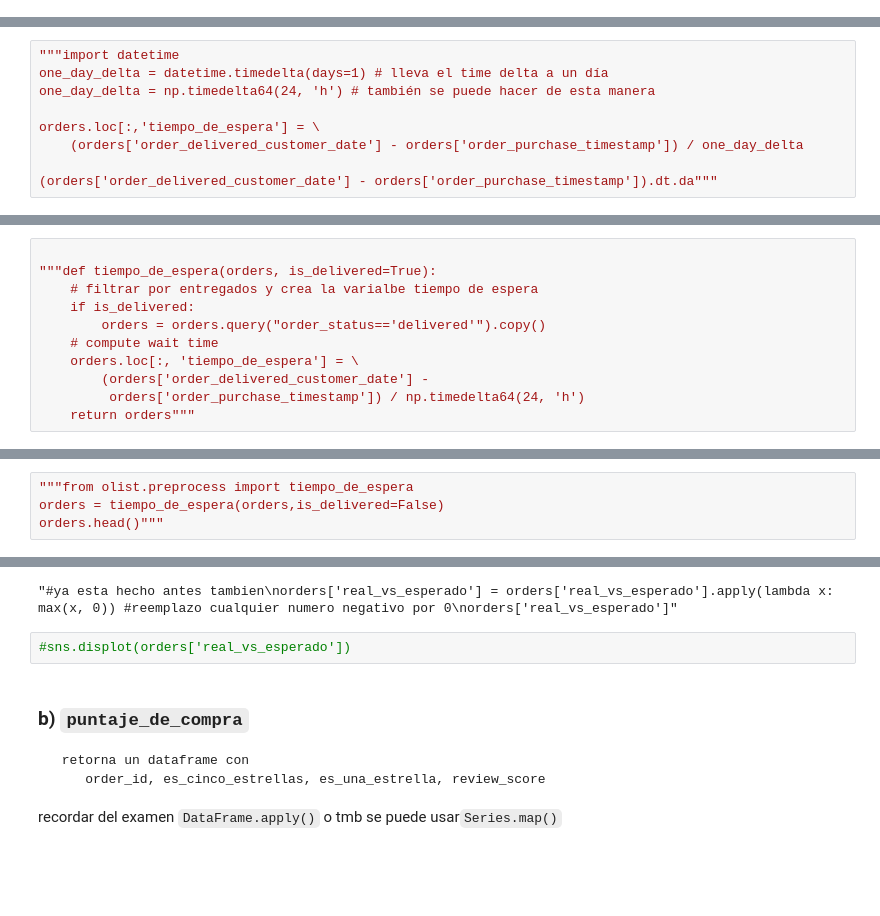
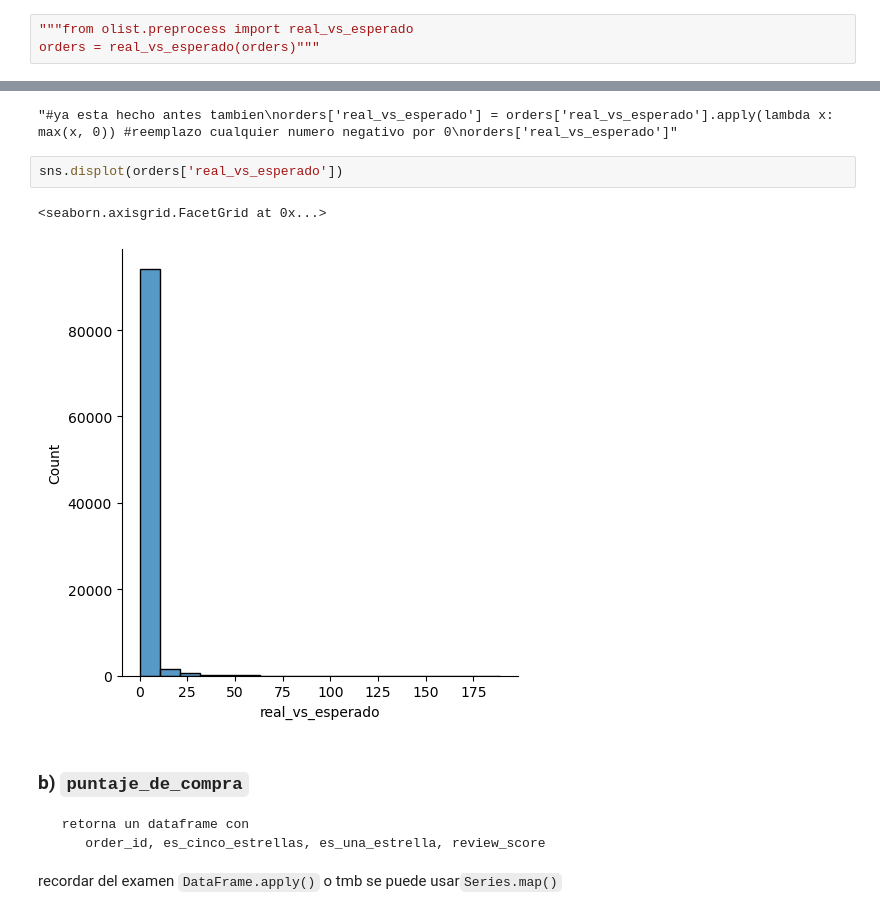
Before and after one commit to julietawolfsohn/Olist, a Jupyter notebook: ejercicio_orders_part1.ipynb, the cells around one changed output, grey strips where cells are left out. Saved outputs shown, nothing was run; the diff lists cells and outputs as text; blank space fills up the shorter version.

```diff
--- a/ejercicio_orders_part1.ipynb
+++ b/ejercicio_orders_part1.ipynb
@@ -272,0 +348,3 @@ def real_vs_esperado(orders):
+# %%
+"""from olist.preprocess import real_vs_esperado
+orders = real_vs_esperado(orders)"""
@@ -320,12 +392,3 @@ orders.loc[:,'tiempo_de_espera'] = \
     (orders['order_delivered_customer_date'] - orders['order_purchase_timestamp']) / one_day_delta
 
 (orders['order_delivered_customer_date'] - orders['order_purchase_timestamp']).dt.da
-# %%
-"""import datetime
-one_day_delta = datetime.timedelta(days=1) # lleva el time delta a un día
-one_day_delta = np.timedelta64(24, 'h') # también se puede hacer de esta manera
-
-orders.loc[:,'tiempo_de_espera'] = \
-    (orders['order_delivered_customer_date'] - orders['order_purchase_timestamp']) / one_day_delta
-
-(orders['order_delivered_customer_date'] - orders['order_purchase_timestamp']).dt.da"""
@@ -350,14 +420,3 @@ def tiempo_de_espera(orders, is_delivered=True):
     return orders
 
 def
-# %%
-
-"""def tiempo_de_espera(orders, is_delivered=True):
-    # filtrar por entregados y crea la varialbe tiempo de espera
-    if is_delivered:
-        orders = orders.query("order_status=='delivered'").copy()
-    # compute wait time
-    orders.loc[:, 'tiempo_de_espera'] = \
-        (orders['order_delivered_customer_date'] -
-         orders['order_purchase_timestamp']) / np.timedelta64(24, 'h')
-    return orders"""
@@ -370,7 +438,3 @@ Requirement already satisfied: np in c:\users\lenovo\anaconda3\lib\site-packages
 Note: you may need to restart the kernel to use updated packages.
 # %%
 import numpy as np
-# %%
-"""from olist.preprocess import tiempo_de_espera
-orders = tiempo_de_espera(orders,is_delivered=False)
-orders.head()"""
@@ -387,7 +449,10 @@ orders['real_vs_esperado']"""
 # %% [output]
 "#ya esta hecho antes tambien\norders['real_vs_esperado'] = orders['real_vs_esperado'].apply(lambda x: max(x, 0)) #reemplazo cualquier numero negativo por 0\norders['real_vs_esperado']"
 # %%
-#sns.displot(orders['real_vs_esperado'])
+sns.displot(orders['real_vs_esperado'])
+# %% [output]
+<seaborn.axisgrid.FacetGrid at 0x...>
+[figure, added]
 # %% [markdown]
 ### b) `puntaje_de_compra`
      retorna un dataframe con
```
Also changed, not shown: parts of 82 cells of this notebook, 23 other files.
